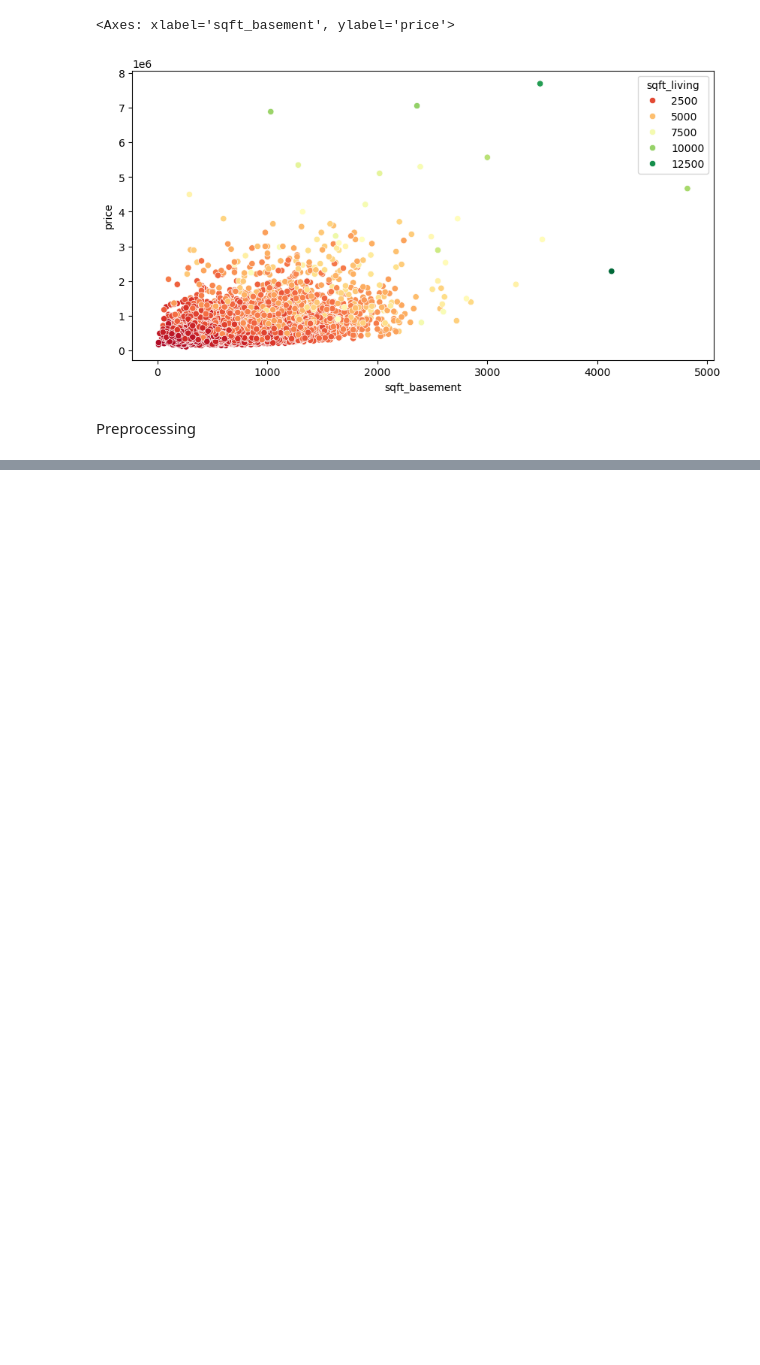
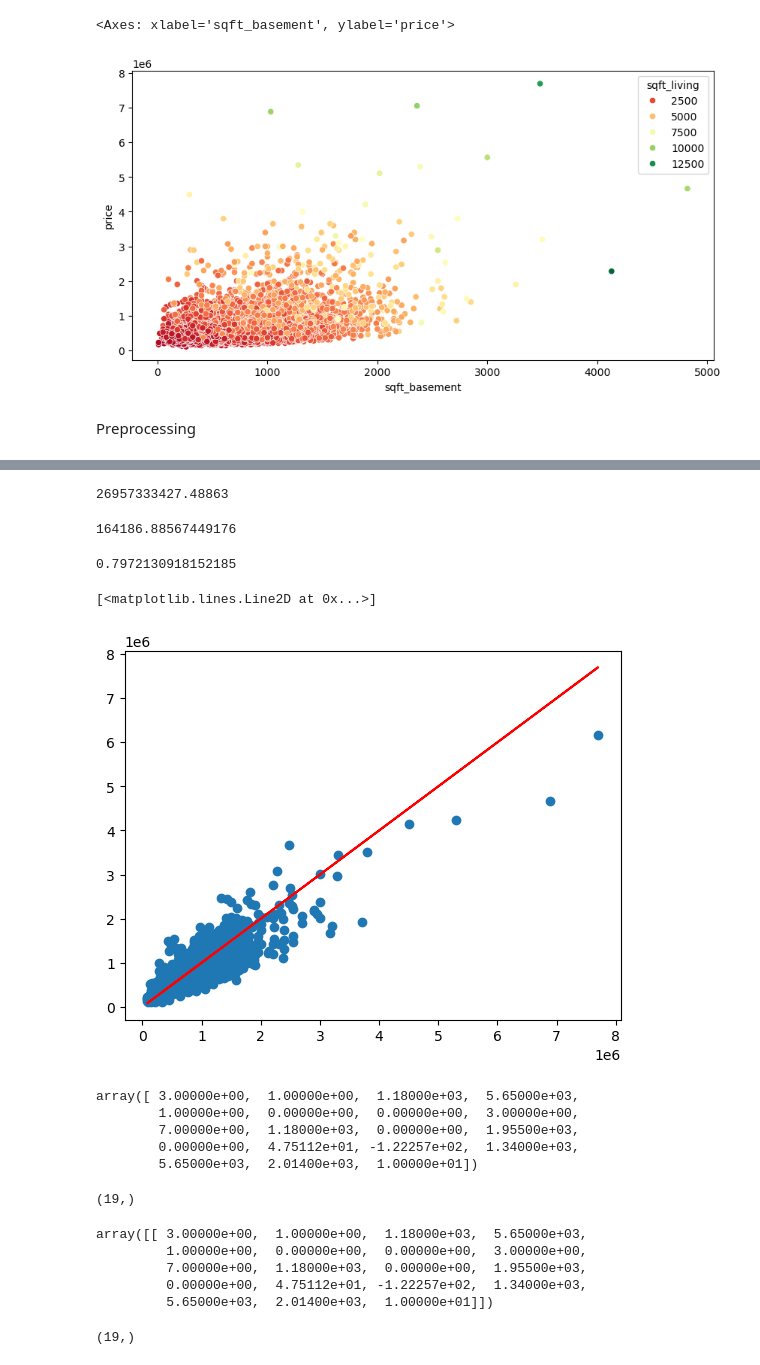
Before and after one commit to ramachandramerla/Machine-Learning, a Jupyter notebook: Tensorflow/house_price.ipynb, the cells around one changed output, grey strips where cells are left out. Cells and saved outputs as stored; diff of their text form; code cells hidden in the pictures; blank space fills up the shorter version.

```diff
--- a/Tensorflow/house_price.ipynb
+++ b/Tensorflow/house_price.ipynb
@@ -502,0 +555,2 @@ X_test = scalar.transform(X_test)
+# %%
+predicitons = model.predict(X_test)
@@ -502,0 +571,18 @@ X_test = scalar.transform(X_test)
+# %%
+mean_squared_error(y_true=y_test,y_pred=predicitons)
+# %% [output]
+26957333427.48863
+# %%
+np.sqrt(mean_squared_error(y_test,predicitons))
+# %% [output]
+164186.88567449176
+# %%
+explained_variance_score(y_test,predicitons)
+# %% [output]
+0.7972130918152185
+# %%
+plt.scatter(x=y_test,y=predicitons)
+plt.plot(y_test,y_test,'r')
+# %% [output]
+[<matplotlib.lines.Line2D at 0x...>]
+[figure, added]
@@ -502,0 +591,24 @@ X_test = scalar.transform(X_test)
+# %%
+single_house.values
+# %% [output]
+array([ 3.00000e+00,  1.00000e+00,  1.18000e+03,  5.65000e+03,
+        1.00000e+00,  0.00000e+00,  0.00000e+00,  3.00000e+00,
+        7.00000e+00,  1.18000e+03,  0.00000e+00,  1.95500e+03,
+        0.00000e+00,  4.75112e+01, -1.22257e+02,  1.34000e+03,
+        5.65000e+03,  2.01400e+03,  1.00000e+01])
+# %%
+single_house.shape
+# %% [output]
+(19,)
+# %%
+single_house.values.reshape(-1,19)
+# %% [output]
+array([[ 3.00000e+00,  1.00000e+00,  1.18000e+03,  5.65000e+03,
+         1.00000e+00,  0.00000e+00,  0.00000e+00,  3.00000e+00,
+         7.00000e+00,  1.18000e+03,  0.00000e+00,  1.95500e+03,
+         0.00000e+00,  4.75112e+01, -1.22257e+02,  1.34000e+03,
+         5.65000e+03,  2.01400e+03,  1.00000e+01]])
+# %%
+single_house.shape
+# %% [output]
+(19,)
```
Also changed, not shown: parts of 14 cells of this notebook.
